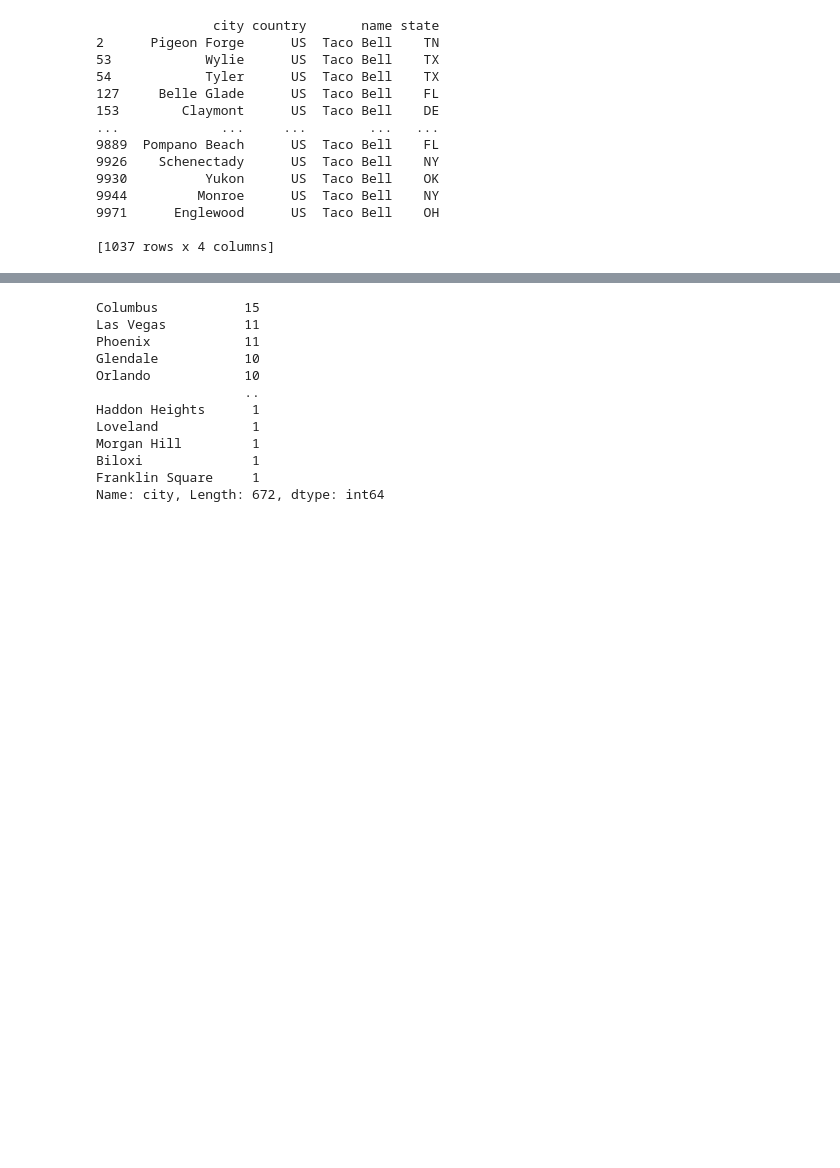
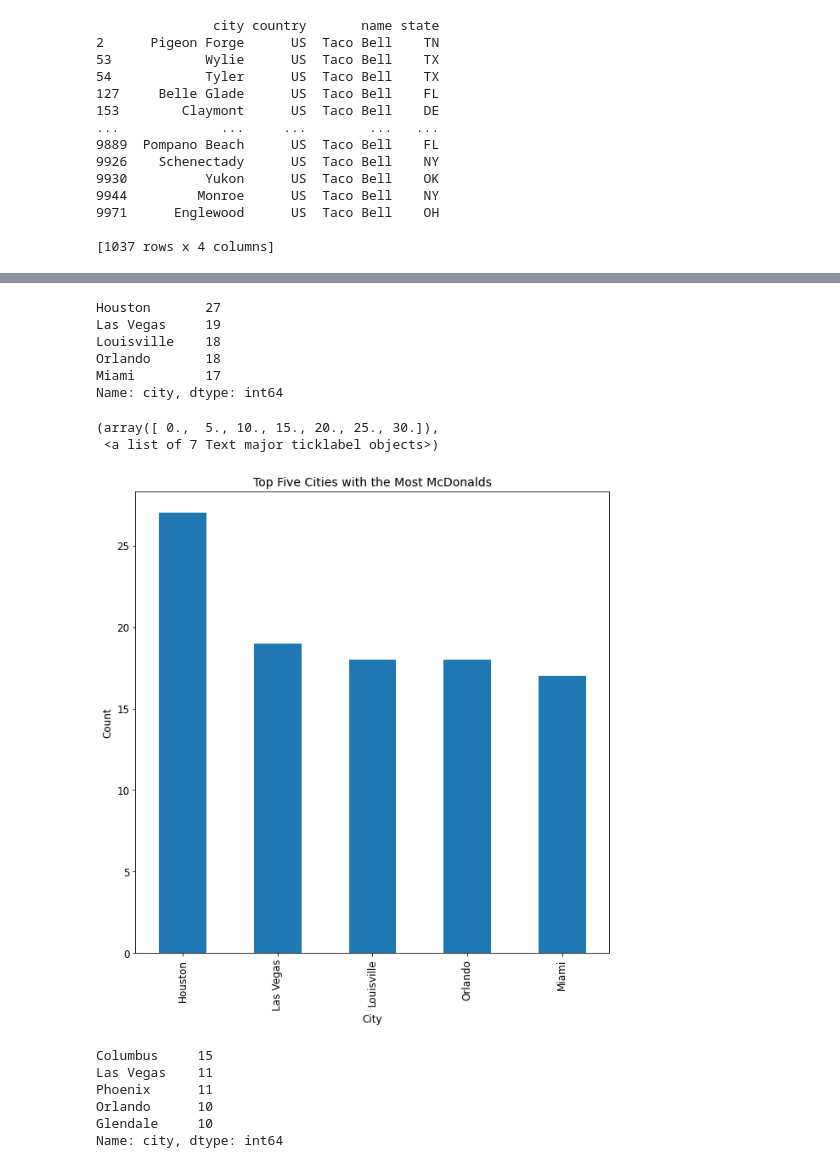
Before and after one commit to data301-2020-winter1/course-project-solo_200, a Jupyter notebook: analysis/task_4_EDA.ipynb, the cells around one changed output, grey strips where cells are left out. Drawn from its saved outputs; the diff is of its cells as text; code cells hidden in the pictures; blank space fills up the shorter version.

```diff
--- a/analysis/task_4_EDA.ipynb
+++ b/analysis/task_4_EDA.ipynb
@@ -155,16 +124,31 @@ Name: city, Length: 1068, dtype: int64
+# %%
+#Cities with McDonalds *top 5*
+df5 = df1['city'].value_counts().nlargest(5)
+print(df5)
+df5.plot.bar()
+plt.title('Top Five Cities with the Most McDonalds', fontsize = 14)
+plt.ylabel('Count', fontsize = 12)
+plt.xlabel('City', fontsize = 12)
+plt.xticks(fontsize = 12)
+plt.yticks(fontsize = 12)
+# %% [output]
+Houston       27
+Las Vegas     19
+Louisville    18
+Orlando       18
+Miami         17
+Name: city, dtype: int64
+(array([ 0.,  5., 10., 15., 20., 25., 30.]),
+ <a list of 7 Text major ticklabel objects>)
+[figure, added]
 # %%
-#Cities with Taco Bells *ranked*
-df2['city'].value_counts()
+#Cities with Taco Bells *top 5*
+df6 = df2['city'].value_counts().nlargest(5)
+print(df6)
 # %% [output]
-Columbus           15
-Las Vegas          11
-Phoenix            11
-Glendale           10
-Orlando            10
-                   ..
-Haddon Heights      1
-Loveland            1
-Morgan Hill         1
-Biloxi              1
-Franklin Square     1
-Name: city, Length: 672, dtype: int64
+Columbus     15
+Las Vegas    11
+Phoenix      11
+Orlando      10
+Glendale     10
+Name: city, dtype: int64
```
Also changed, not shown: parts of 6 cells of this notebook, 3 other files.
